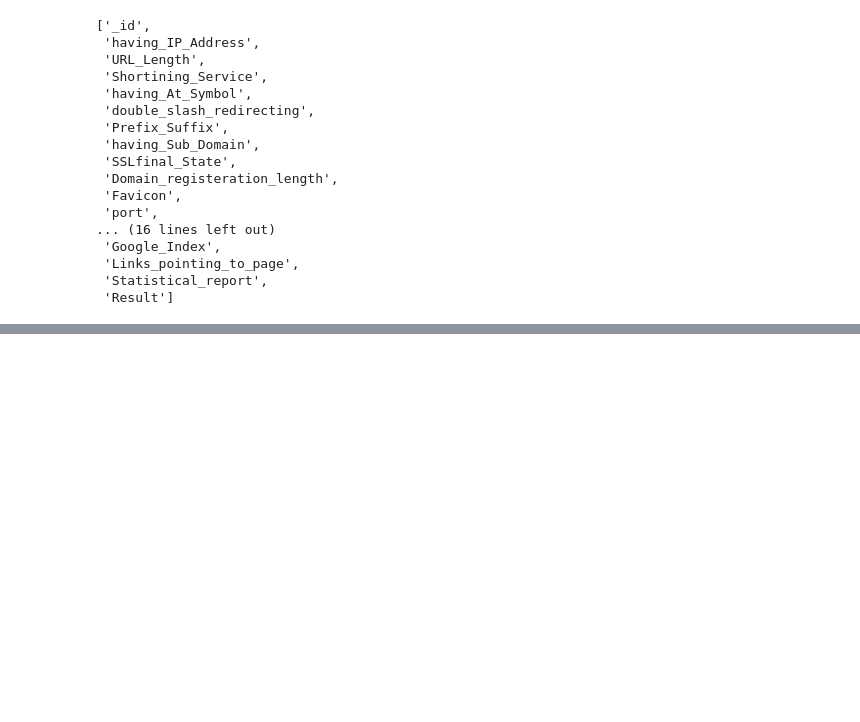
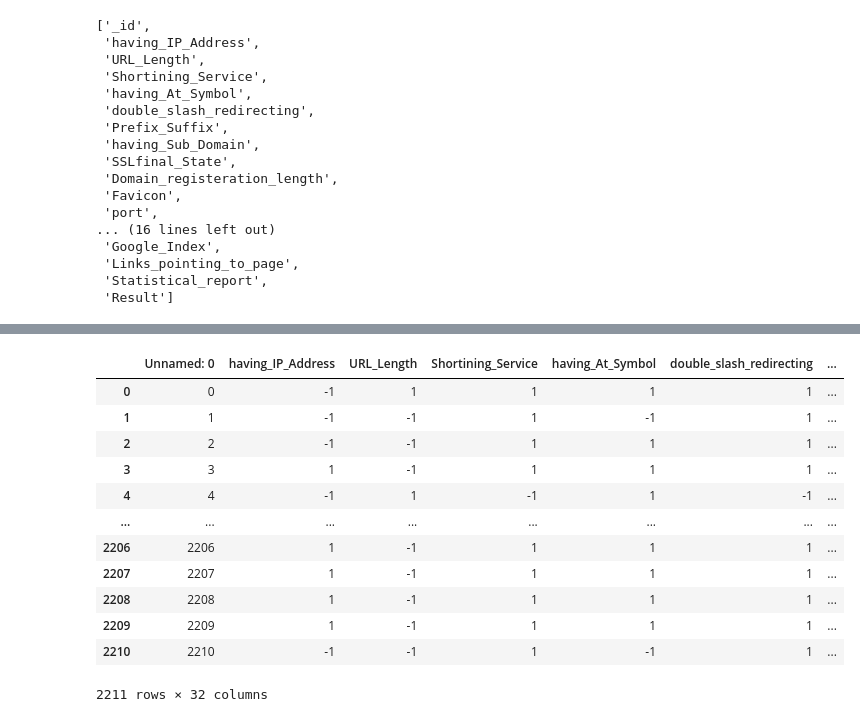
Before and after one commit to Abhay123-hub/network_security, a Jupyter notebook: test.ipynb, the cells around one changed output, grey strips where cells are left out. Drawn from its saved outputs; the diff is of its cells as text; code cells hidden in the pictures; blank space fills up the shorter version.

Commit message:
model trainer

```diff
--- a/test.ipynb
+++ b/test.ipynb
@@ -252,0 +395,3 @@ df.columns.to_list()
+# %%
+train = pd.read_csv(r"artifacts\01_16_2025_11_53_19\data_validation\validated\train.csv")
+test = pd.read_csv(r"artifacts\01_16_2025_11_53_19\data_validation\validated\test.csv")
@@ -252,0 +414,16 @@ df.columns.to_list()
+# %%
+test
+# %% [output]
+|  | Unnamed: 0 | having_IP_Address | URL_Length | Shortining_Service | having_At_Symbol | double_slash_redirecting | ... |
+| 0 | 0 | -1 | 1 | 1 | 1 | 1 | ... |
+| 1 | 1 | -1 | -1 | 1 | -1 | 1 | ... |
+| 2 | 2 | -1 | -1 | 1 | 1 | 1 | ... |
+| 3 | 3 | 1 | -1 | 1 | 1 | 1 | ... |
+| 4 | 4 | -1 | 1 | -1 | 1 | -1 | ... |
+| ... | ... | ... | ... | ... | ... | ... | ... |
+| 2206 | 2206 | 1 | -1 | 1 | 1 | 1 | ... |
+| 2207 | 2207 | 1 | -1 | 1 | 1 | 1 | ... |
+| 2208 | 2208 | 1 | -1 | 1 | 1 | 1 | ... |
+| 2209 | 2209 | 1 | -1 | 1 | 1 | 1 | ... |
+| 2210 | 2210 | -1 | -1 | 1 | -1 | 1 | ... |
+2211 rows × 32 columns
```
Also changed, not shown: parts of 36 cells of this notebook, 36 other files.
